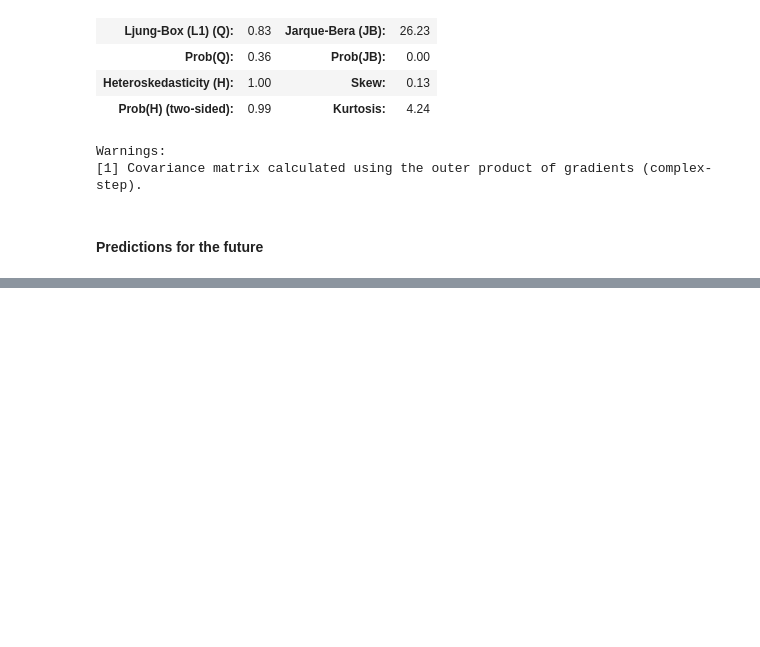
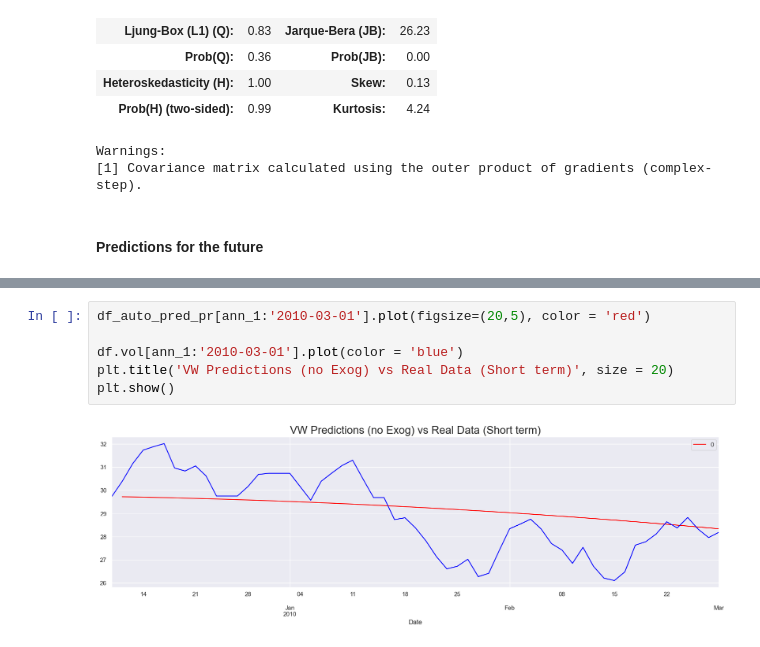
Before and after one commit to NishanD21/Volkswagen-Data-Time-Series-Analysis, a Jupyter notebook: volkswagen_analysis.ipynb, the cells around one changed output, grey strips where cells are left out. Cells and saved outputs as stored; diff of their text form; blank space fills up the shorter version.

```diff
--- a/volkswagen_analysis.ipynb
+++ b/volkswagen_analysis.ipynb
@@ -341,0 +371,8 @@ Warnings:
+# %%
+df_auto_pred_pr[ann_1:'2010-03-01'].plot(figsize=(20,5), color = 'red')
+
+df.vol[ann_1:'2010-03-01'].plot(color = 'blue')
+plt.title('VW Predictions (no Exog) vs Real Data (Short term)', size = 20)
+plt.show()
+# %% [output]
+[figure, added]
```
Also changed, not shown: parts of 31 cells of this notebook.
